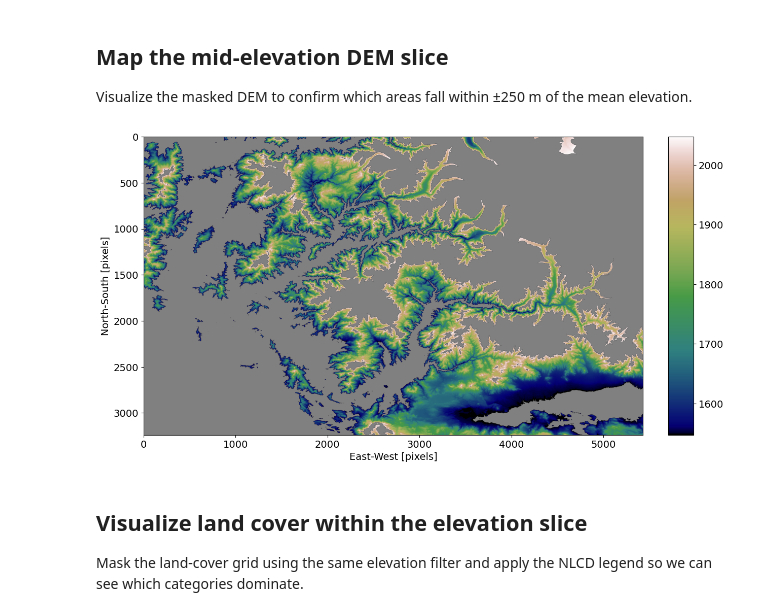
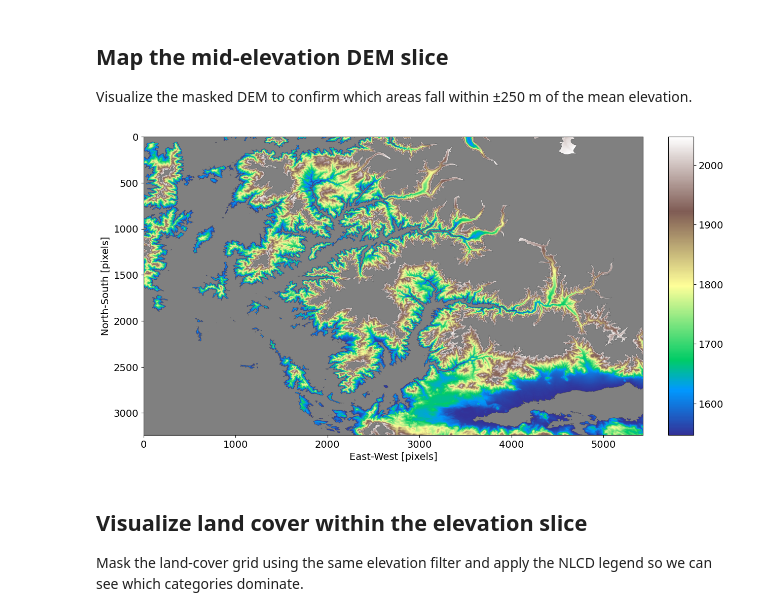
Before and after one commit to scottfordham/sf-GEOS505, a Jupyter notebook: Unit04-Geospatial-Data/04.2 Raster Data 2 - Land Use Land Cover.ipynb, the cells around one changed output. Saved outputs shown, nothing was run; the diff lists cells and outputs as text; code cells hidden in the pictures.

```diff
--- a/Unit04-Geospatial-Data/04.2 Raster Data 2 - Land Use Land Cover.ipynb
+++ b/Unit04-Geospatial-Data/04.2 Raster Data 2 - Land Use Land Cover.ipynb
@@ -113,18 +120,18 @@ Visualize the masked DEM to confirm which areas fall within ±250 m of the mean
 # %%
 plt.rcParams.update({'font.size': 14})  # Improve readability of the map
 fig, ax = plt.subplots(figsize = (14,8))
-im = ax.imshow(z_mid_ma, cmap='gist_earth')
+im = ax.imshow(z_mid_ma, cmap='terrain')
 ax.set_xlabel('East-West [pixels]')
 ax.set_ylabel('North-South [pixels]')
 ax.set_facecolor('gray')
 divider = make_axes_locatable(ax)  # Place colorbar just outside the axes
 cax = divider.new_horizontal(size='5%', pad=0.5, pack_start=False)
 fig.add_axes(cax)
 fig.colorbar(mappable=im, cax=cax)
 
 plt.show()
 # %% [output]
-[figure, old version]
+[figure, new version]
 # %% [markdown]
 ## Visualize land cover within the elevation slice
 
```
Also changed, not shown: parts of 10 cells of this notebook, 1 other file.
